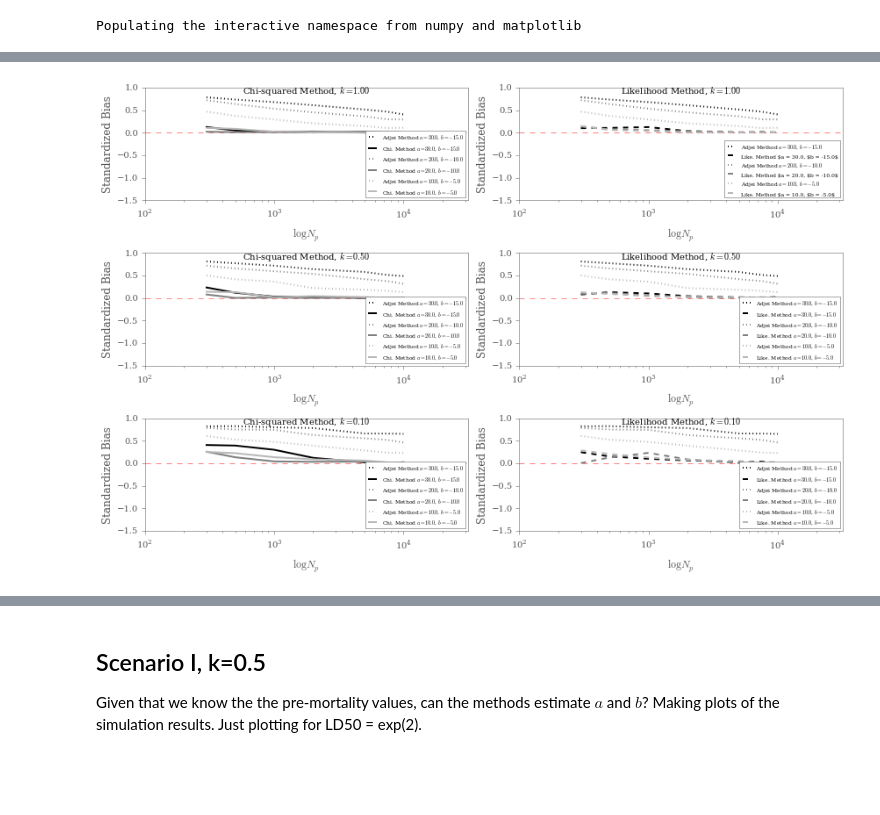
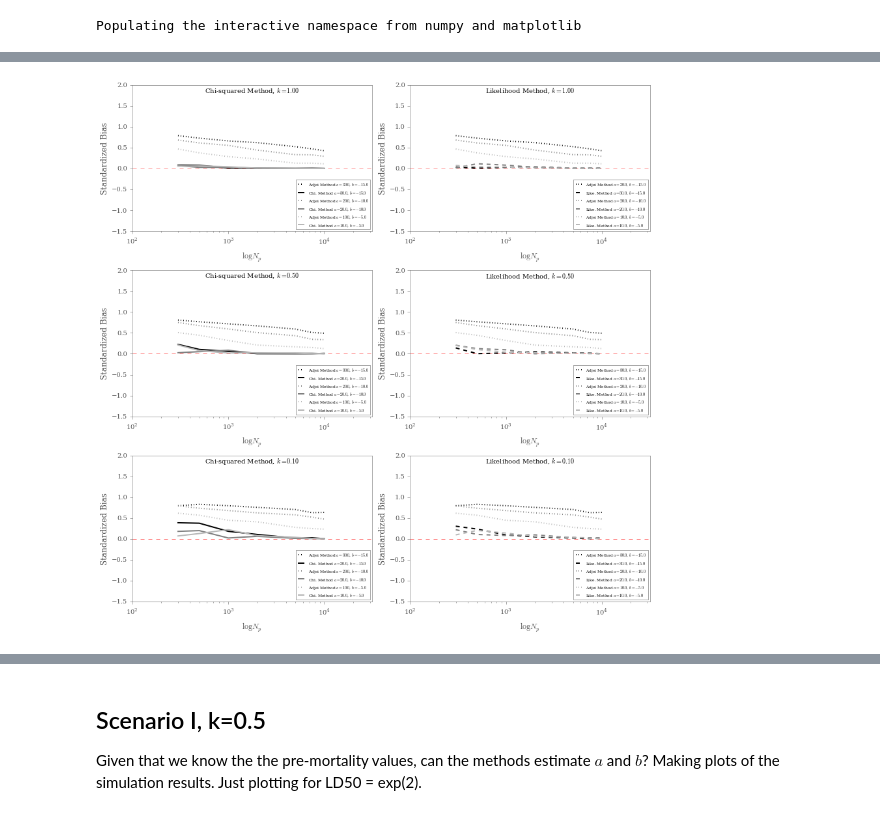
Before and after one commit to mqwilber/parasite_mortality, a Jupyter notebook: code/plotting_results.ipynb, the cells around one changed output, grey strips where cells are left out. Saved outputs shown, nothing was run; the diff lists cells and outputs as text; code cells hidden in the pictures; blank space fills up the shorter version.

```diff
--- a/code/plotting_results.ipynb
+++ b/code/plotting_results.ipynb
@@ -240,15 +248,22 @@ N_avgs_full_sim_kpoint1_3 = pd.read_pickle("../results/without_crofton_fit_multi
 # %%
+reload(cfm)
 # Extract results
-first_sim = cfm.extract_parameters(plot_vals_full_sim, 20, -10)
-second_sim = cfm.extract_parameters(plot_vals_full_sim2, 10, -5)
-third_sim = cfm.extract_parameters(plot_vals_full_sim3, 30, -15)
+first_sim = cfm.extract_parameters(plot_vals_full_sim, 20, -10, 10, 1)
+second_sim = cfm.extract_parameters(plot_vals_full_sim2, 10, -5, 10, 1)
+third_sim = cfm.extract_parameters(plot_vals_full_sim3, 30, -15, 10, 1)
+
+LD50_k1 = [second_sim[6], first_sim[6],  third_sim[6]]
 
 # Extract results
-first_sim_lowk = cfm.extract_parameters(plot_vals_full_sim_kpoint5, 20, -10)
-second_sim_lowk = cfm.extract_parameters(plot_vals_full_sim_kpoint5_2, 10, -5)
-third_sim_lowk = cfm.extract_parameters(plot_vals_full_sim_kpoint5_3, 30, -15)
+first_sim_lowk = cfm.extract_parameters(plot_vals_full_sim_kpoint5, 20, -10, 10, 0.5)
+second_sim_lowk = cfm.extract_parameters(plot_vals_full_sim_kpoint5_2, 10, -5, 10, 0.5)
+third_sim_lowk = cfm.extract_parameters(plot_vals_full_sim_kpoint5_3, 30, -15, 10, 0.5)
+
+LD50_kpoint5 = [second_sim_lowk[6], first_sim_lowk[6], third_sim_lowk[6]]
 
 # Extract results
-first_sim_lowerk = cfm.extract_parameters(plot_vals_full_sim_kpoint1, 20, -10)
-second_sim_lowerk = cfm.extract_parameters(plot_vals_full_sim_kpoint1_2, 10, -5)
-third_sim_lowerk = cfm.extract_parameters(plot_vals_full_sim_kpoint1_3, 30, -15)
+first_sim_lowerk = cfm.extract_parameters(plot_vals_full_sim_kpoint1, 20, -10, 10, 0.1)
+second_sim_lowerk = cfm.extract_parameters(plot_vals_full_sim_kpoint1_2, 10, -5, 10, 0.1)
+third_sim_lowerk = cfm.extract_parameters(plot_vals_full_sim_kpoint1_3, 30, -15, 10, 0.1)
+
+LD50_kpoint1 = [second_sim_lowerk[6], first_sim_lowerk[6], third_sim_lowerk[6]]
@@ -262,7 +270,10 @@ plot([500, 1000, 2000, 5000, 7500, 10000], np.abs(np.array(zip(*third_sim_lowk[-
 # %%
+# Plot the biases for the a and b estimates
+reload(cfm)
 N_vals = [300, 500, 1000, 2000, 5000, 7500, 10000]
-plot_bias([[third_sim, first_sim, second_sim], [third_sim_lowk, first_sim_lowk, second_sim_lowk],
+cfm.plot_bias([[third_sim, first_sim, second_sim], [third_sim_lowk, first_sim_lowk, second_sim_lowk],
            [third_sim_lowerk, first_sim_lowerk, second_sim_lowerk]] , [(30, -15), (20, -10), (10, -5)],
-                 "scenario1_bias_LD502.png", N_vals, ks=[1, 1, 0.5, 0.5, 0.1, 0.1], ylims=(-1.5, 1))
+                 "scenario1_bias_LD502.png", N_vals, ks=[1, 1, 0.5, 0.5, 0.1, 0.1],
+                 ylims=(-1.5, 2), figsize=(12, 12))
 # %% [output]
-[figure, old version]
+[figure, new version]
```
Also changed, not shown: parts of 13 cells of this notebook, 32 other files.
